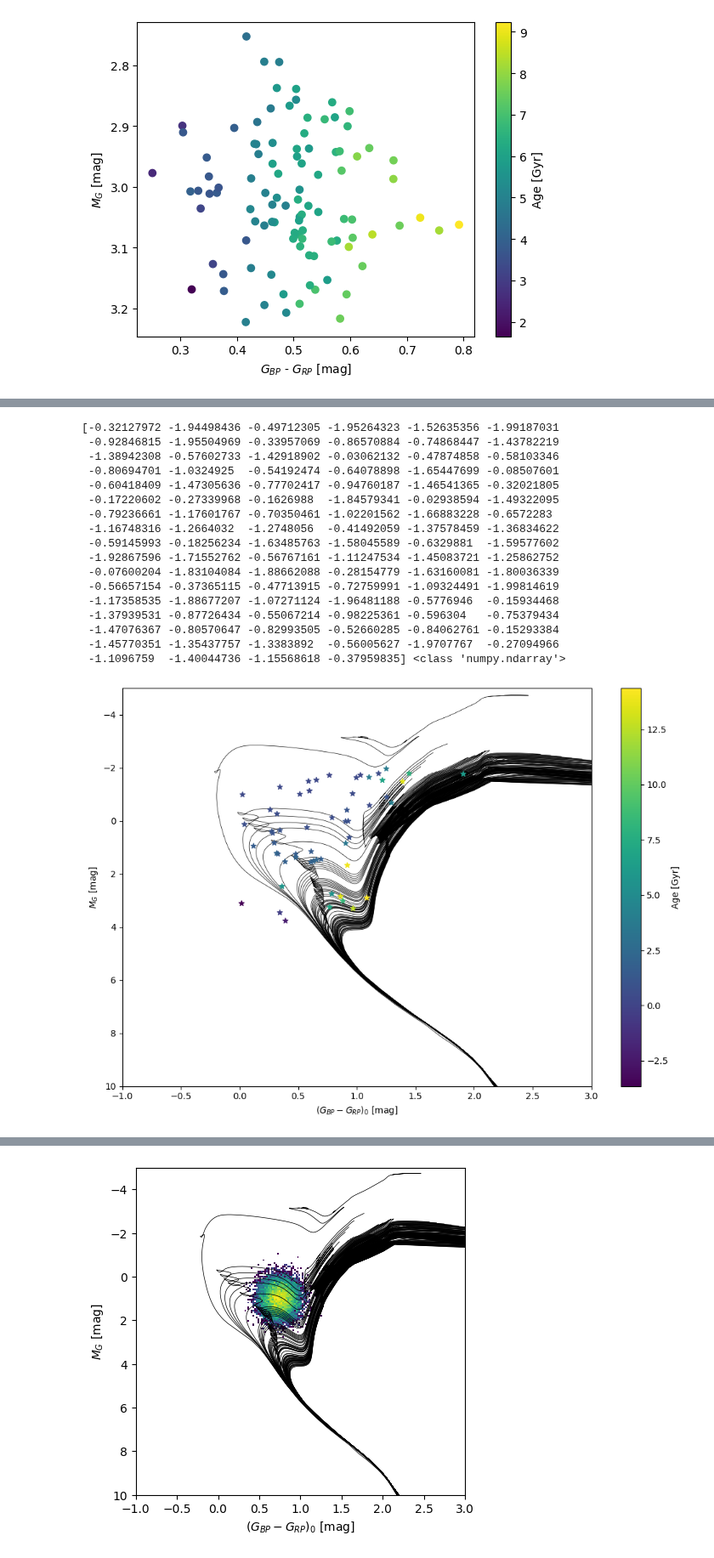
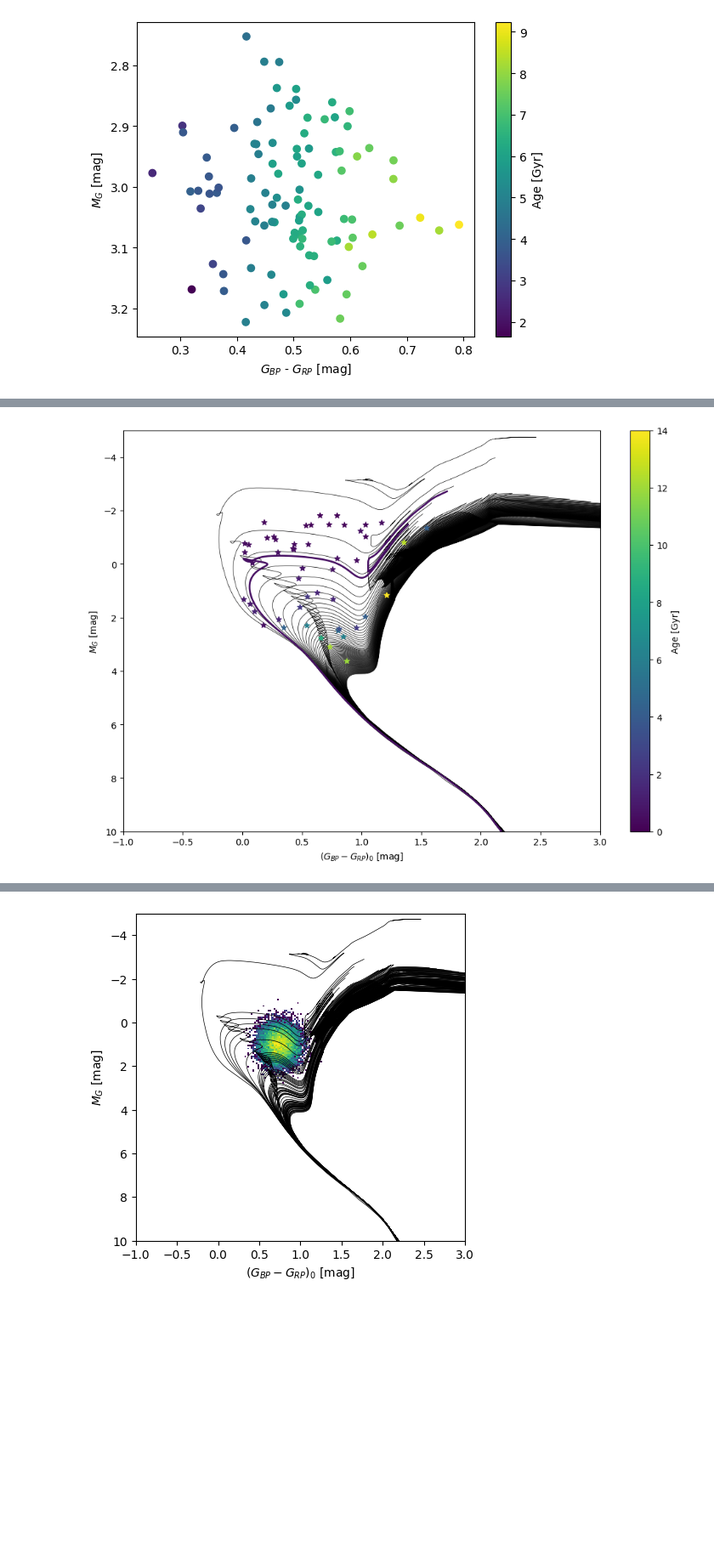
Before and after one commit to star-age/NEST-docs, a Jupyter notebook: _sources/tutorial.ipynb, the cells around one changed output, grey strips where cells are left out. Shown at 85% size. Saved outputs shown, nothing was run; the diff lists cells and outputs as text; code cells hidden in the pictures; blank space fills up the shorter version.

```diff
--- a/_sources/tutorial.ipynb
+++ b/_sources/tutorial.ipynb
@@ -264,28 +263,12 @@ In an interactive matplotlib backend, you can hover over the isochrones to get t
 # %%
 import numpy as np
 import matplotlib.pyplot as plt
 
 age_model = NEST.BaSTIModel()
 met = np.random.uniform(-2, 0, size=100)
 mag = np.random.uniform(-2, 4, size=100)
 col = np.random.uniform( 0, 2, size=100)
-age_model.HR_diagram(met,mag,col)
+age_model.ages_prediction(met=met,mag=mag,col=col)
+age_model.HR_diagram();
 # %% [output]
-[-0.32127972 -1.94498436 -0.49712305 -1.95264323 -1.52635356 -1.99187031
- -0.92846815 -1.95504969 -0.33957069 -0.86570884 -0.74868447 -1.43782219
- -1.38942308 -0.57602733 -1.42918902 -0.03062132 -0.47874858 -0.58103346
- -0.80694701 -1.0324925  -0.54192474 -0.64078898 -1.65447699 -0.08507601
- -0.60418409 -1.47305636 -0.77702417 -0.94760187 -1.46541365 -0.32021805
- -0.17220602 -0.27339968 -0.1626988  -1.84579341 -0.02938594 -1.49322095
- -0.79236661 -1.17601767 -0.70350461 -1.02201562 -1.66883228 -0.6572283
- -1.16748316 -1.2664032  -1.2748056  -0.41492059 -1.37578459 -1.36834622
- -0.59145993 -0.18256234 -1.63485763 -1.58045589 -0.6329881  -1.59577602
- -1.92867596 -1.71552762 -0.56767161 -1.11247534 -1.45083721 -1.25862752
- -0.07600204 -1.83104084 -1.88662088 -0.28154779 -1.63160081 -1.80036339
- -0.56657154 -0.37365115 -0.47713915 -0.72759991 -1.09324491 -1.99814619
- -1.17358535 -1.88677207 -1.07271124 -1.96481188 -0.5776946  -0.15934468
- -1.37939531 -0.87726434 -0.55067214 -0.98225361 -0.596304   -0.75379434
- -1.47076367 -0.80570647 -0.82993505 -0.52660285 -0.84062761 -0.15293384
- -1.45770351 -1.35437757 -1.3383892  -0.56005627 -1.9707767  -0.27094966
- -1.1096759  -1.40044736 -1.15568618 -0.37959835] <class 'numpy.ndarray'>
-[figure, old version]
+[figure, new version]
```
Also changed, not shown: parts of 4 cells of this notebook, 9 other files.
